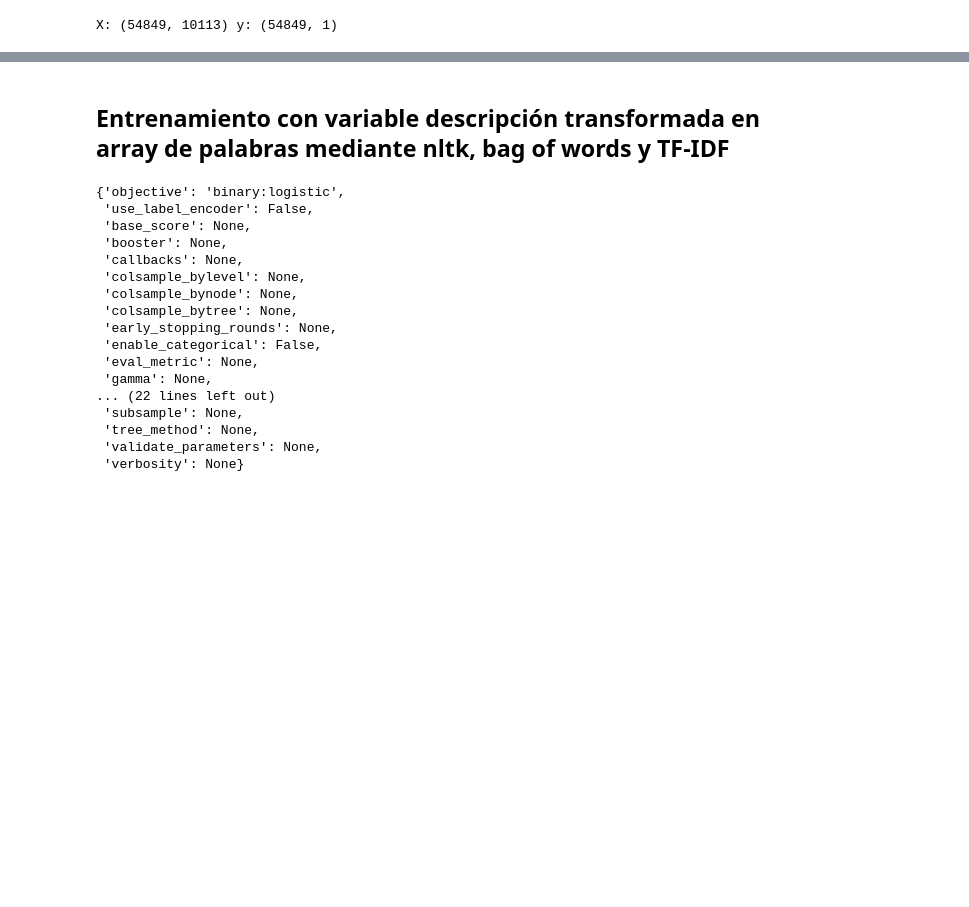
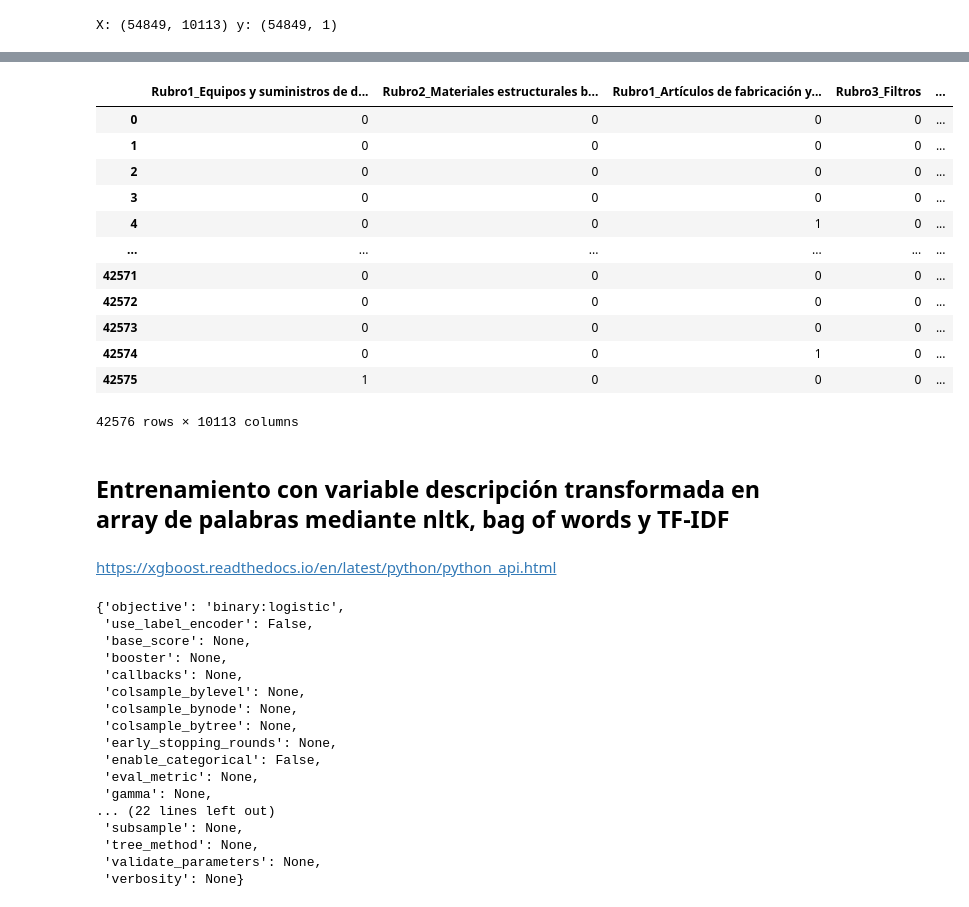
Before and after one commit to metalkutz/juanito_v2.0, a Jupyter notebook: Modelos/mod_xgboost.ipynb, the cells around one changed output, grey strips where cells are left out. Saved outputs shown, nothing was run; the diff lists cells and outputs as text; code cells hidden in the pictures; blank space fills up the shorter version.

```diff
--- a/Modelos/mod_xgboost.ipynb
+++ b/Modelos/mod_xgboost.ipynb
@@ -39,7 +39,7 @@ fh5.close()
 
 
 X = train_test['X']
-X.index = X['id_producto']
+#X.index = X['id_producto']
 X.drop(columns=['id_producto'], inplace=True)
 y = train_test['y']
 
@@ -78,5 +59,23 @@ X
+# %%
+X_train_smote
+# %% [output]
+|  | Rubro1_Equipos y suministros de d... | Rubro2_Materiales estructurales b... | Rubro1_Artículos de fabricación y... | Rubro3_Filtros | ... |
+| 0 | 0 | 0 | 0 | 0 | ... |
+| 1 | 0 | 0 | 0 | 0 | ... |
+| 2 | 0 | 0 | 0 | 0 | ... |
+| 3 | 0 | 0 | 0 | 0 | ... |
+| 4 | 0 | 0 | 1 | 0 | ... |
+| ... | ... | ... | ... | ... | ... |
+| 42571 | 0 | 0 | 0 | 0 | ... |
+| 42572 | 0 | 0 | 0 | 0 | ... |
+| 42573 | 0 | 0 | 0 | 0 | ... |
+| 42574 | 0 | 0 | 1 | 0 | ... |
+| 42575 | 1 | 0 | 0 | 0 | ... |
+42576 rows × 10113 columns
 # %% [markdown]
 ## Entrenamiento con variable descripción transformada en array de palabras mediante nltk, bag of words y TF-IDF
+# %% [markdown]
+https://xgboost.readthedocs.io/en/latest/python/python_api.html
 # %%
 xgbmodel = XGBClassifier()
 xgbmodel.get_params()
```
Also changed, not shown: parts of 39 cells of this notebook, 6 other files.
